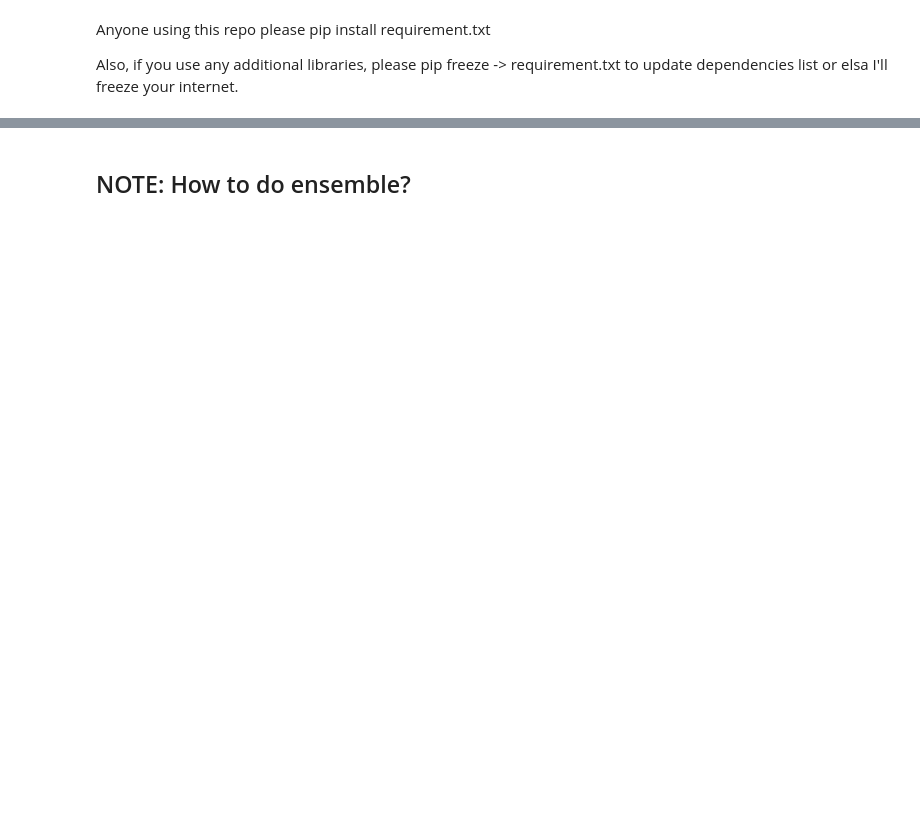
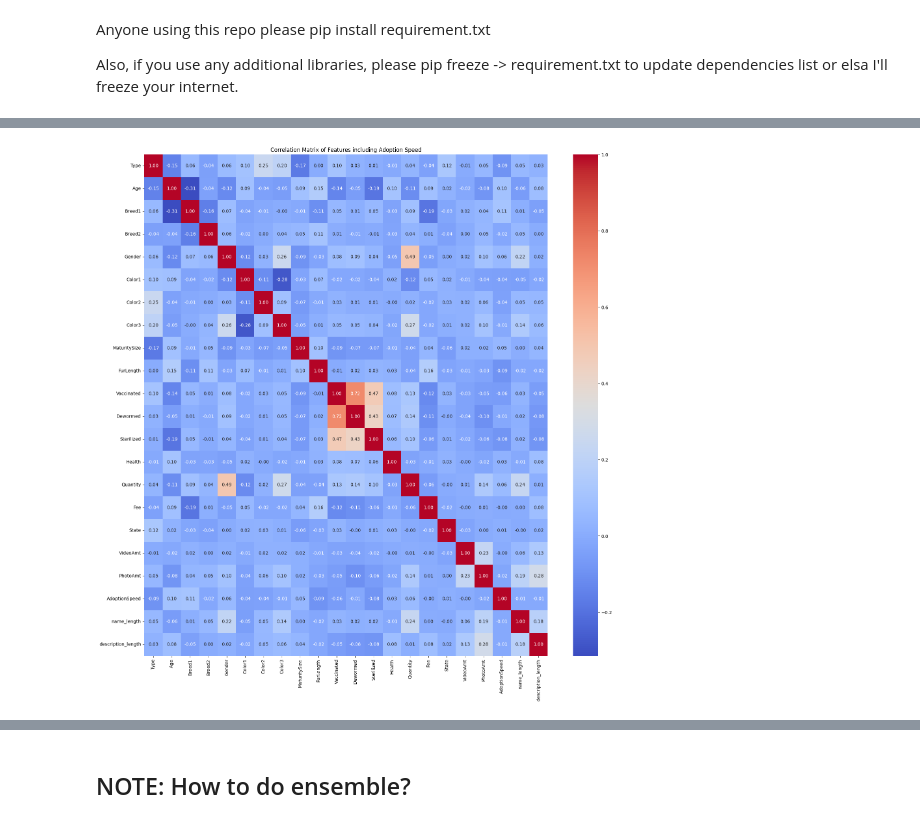
Before and after one commit to Elite1N/AdoptMe, a Jupyter notebook: starter.ipynb, the cells around one changed output, grey strips where cells are left out. Saved outputs shown, nothing was run; the diff lists cells and outputs as text; code cells hidden in the pictures; blank space fills up the shorter version.

Commit message:
Implement fundamental EDA + starting on some simple baseline for only tabular

```diff
--- a/starter.ipynb
+++ b/starter.ipynb
@@ -48,0 +50,9 @@ if not os.path.exists(local_train_path):
+# %%
+# "Tabular data"
+pet_df = pd.read_csv('data/train/train.csv')
+print ("Tabular data of shape:", pet_df.shape)
+print ("")
+# Columns Information
+pet_df.info()
+
+pet_df.head()
@@ -48,0 +98,14 @@ if not os.path.exists(local_train_path):
+# %%
+def featurize_table(tabular_df):
+    # Namelength
+    tabular_df["name_length"] = tabular_df['Name'].str.len().fillna(0)
+
+    # Description length
+    tabular_df['description_length'] = tabular_df['Description'].str.len().fillna(0)
+
+    # Drop unused columns
+    tabular_df.drop(['Name', 'PetID', 'RescuerID', 'Description'], axis=1, inplace=True)
+    return tabular_df
+
+pet_features = featurize_table(pet_df)
+pet_features.head()
@@ -48,0 +131,8 @@ if not os.path.exists(local_train_path):
+# %%
+# Correlation Matrix
+plt.figure(figsize=(20, 20))
+sns.heatmap(pet_features.corr(), annot=True, fmt='.2f', cmap='coolwarm')
+plt.title('Correlation Matrix of Features including Adoption Speed')
+plt.show()
+# %% [output]
+[figure, added]
```
Also changed, not shown: parts of 9 cells of this notebook, 1 other file.
